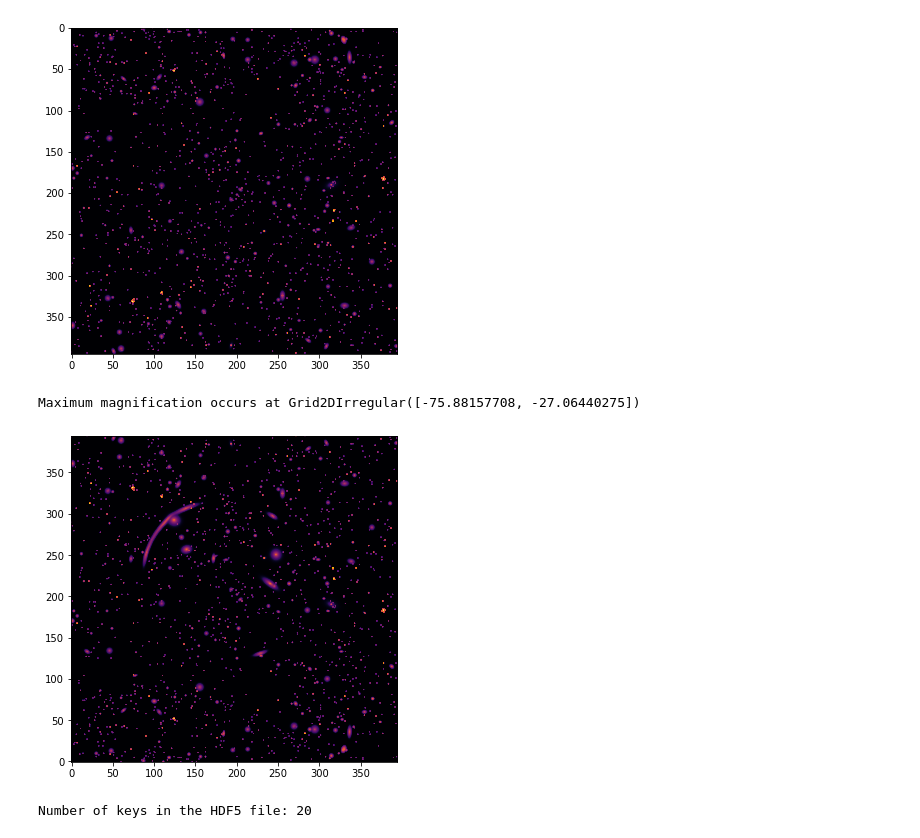
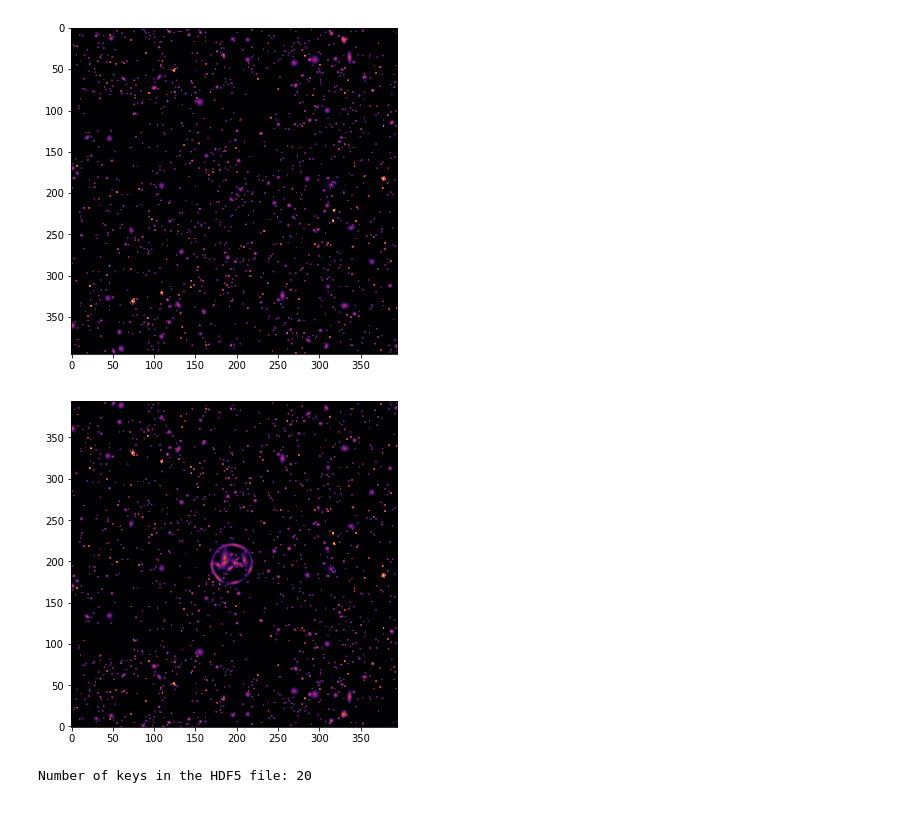
Before and after one commit to moomanchuu/SPHEREx-ML-marco-jame-proj, a Jupyter notebook: backlens1.ipynb, the cells around one changed output. Drawn from its saved outputs; the diff is of its cells as text; code cells hidden in the pictures.

```diff
--- a/backlens1.ipynb
+++ b/backlens1.ipynb
@@ -151,34 +151,33 @@ import autolens_config
 # %%
 %autoreload 2
 background = images[1]
 fake = np.array([None, None])
-multiple = True
+multiple = False
 
 # n = 10 # 10 for single clusters, not multiple
 # # n = 3
 if multiple == False:
     n = 10
 else:
     n = 3
 
 combined_raw = galaxy.wrapperFunction(n, background, multiple)
 
 # background = images[0]
 # overlay_image = background + imageRaw
 
 plt.figure(figsize=(6, 6))
 
 plt.imshow(combined_raw, cmap="inferno", origin="lower", norm=mpl.colors.SymLogNorm(linthresh=0.005))
 # plt.set_title("Cluster Overlaid on Background")
 # plt.set_xlabel("X Coordinate")
 # plt.set_ylabel("Y Coordinate")
 # plt.colorbar(label="Intensity")
 
 # plt.tight_layout()
 plt.show()
 # %% [output]
-Maximum magnification occurs at Grid2DIrregular([-75.88157708, -27.06440275])
-[figure, old version]
+[figure, new version]
 # %%
 import h5py
 
```
Also changed, not shown: parts of 2 cells of this notebook, 2 other files.
